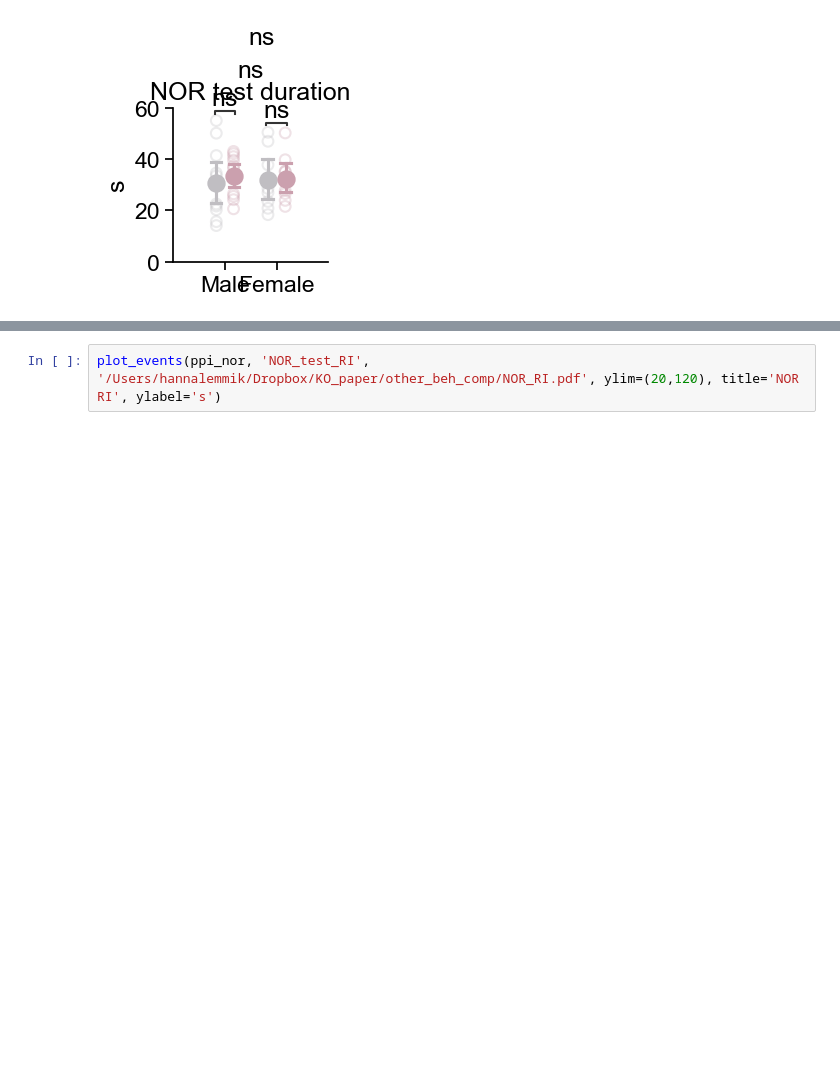
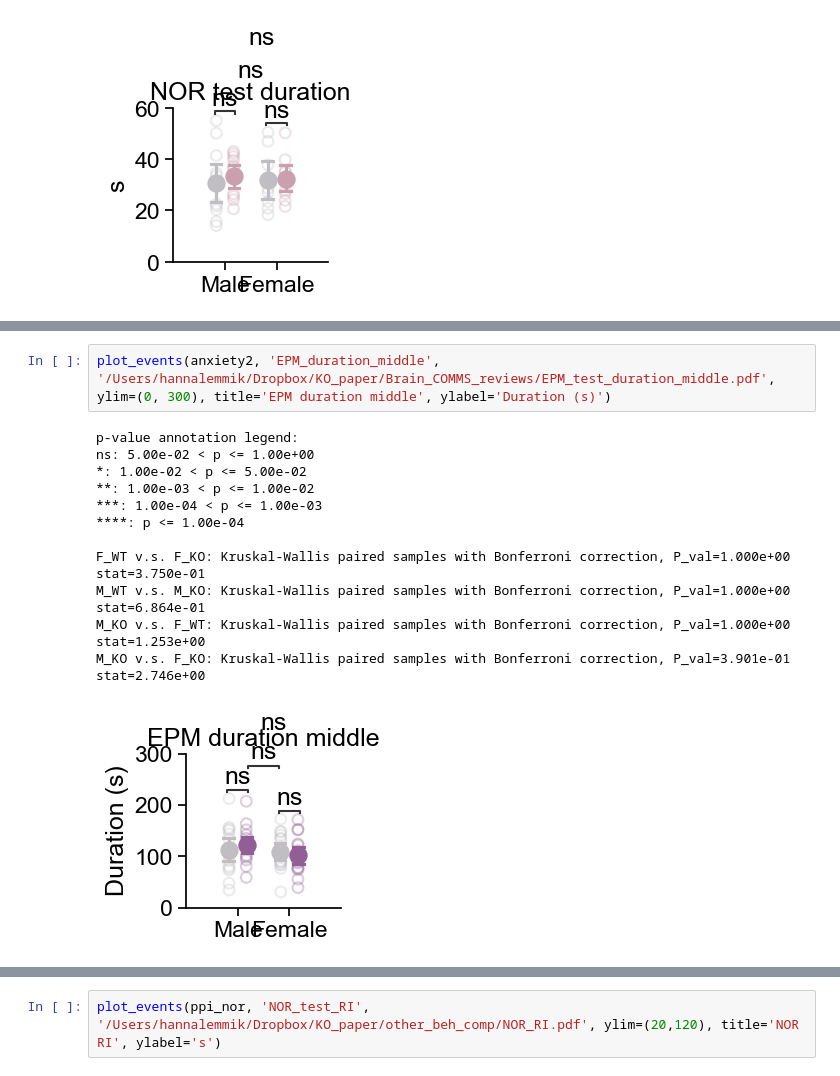
Before and after one commit to hannalemmik/C3ar1_longitudinal_MRI_paper_2025, a Jupyter notebook: Behaviour_fig6.ipynb, the cells around one changed output, grey strips where cells are left out. Cells and saved outputs as stored; diff of their text form; blank space fills up the shorter version.

```diff
--- a/Behaviour_fig6.ipynb
+++ b/Behaviour_fig6.ipynb
@@ -317,0 +429,15 @@ M_KO v.s. F_KO: Kruskal-Wallis paired samples with Bonferroni correction, P_val=
+# %%
+plot_events(anxiety2, 'EPM_duration_middle', '/Users/hannalemmik/Dropbox/KO_paper/Brain_COMMS_reviews/EPM_test_duration_middle.pdf', ylim=(0, 300), title='EPM duration middle', ylabel='Duration (s)')
+# %% [output]
+p-value annotation legend:
+ns: 5.00e-02 < p <= 1.00e+00
+*: 1.00e-02 < p <= 5.00e-02
+**: 1.00e-03 < p <= 1.00e-02
+***: 1.00e-04 < p <= 1.00e-03
+****: p <= 1.00e-04
+
+F_WT v.s. F_KO: Kruskal-Wallis paired samples with Bonferroni correction, P_val=1.000e+00 stat=3.750e-01
+M_WT v.s. M_KO: Kruskal-Wallis paired samples with Bonferroni correction, P_val=1.000e+00 stat=6.864e-01
+M_KO v.s. F_WT: Kruskal-Wallis paired samples with Bonferroni correction, P_val=1.000e+00 stat=1.253e+00
+M_KO v.s. F_KO: Kruskal-Wallis paired samples with Bonferroni correction, P_val=3.901e-01 stat=2.746e+00
+[figure, added]
```
Also changed, not shown: parts of 14 cells of this notebook.
